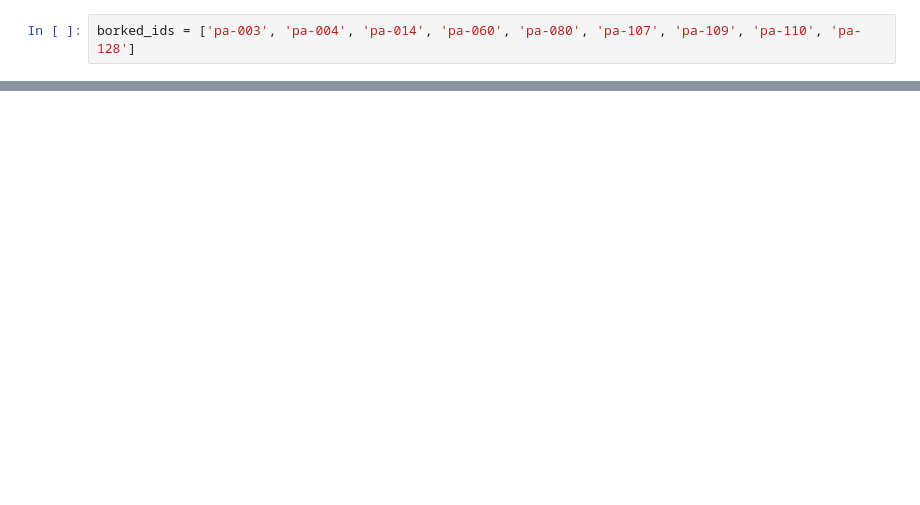
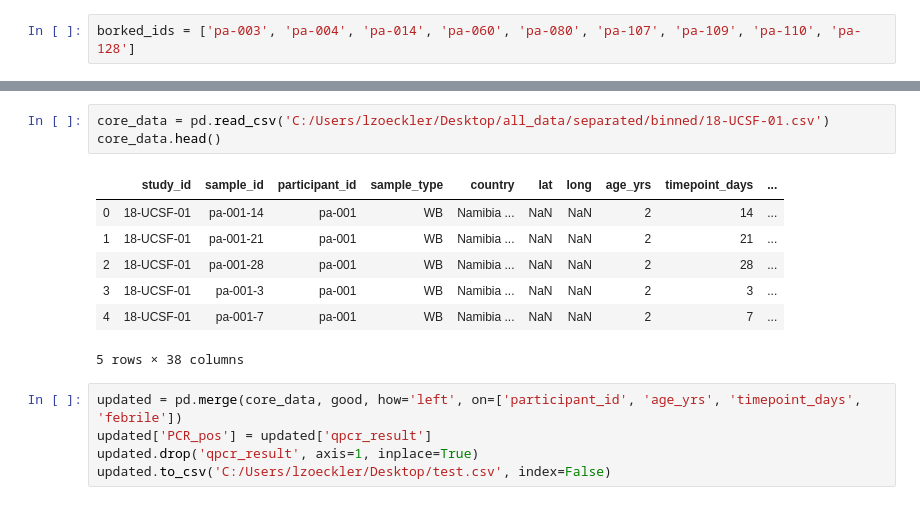
Before and after one commit to MACEPA/DIAMETER, a Jupyter notebook: ipynbs/processing/namibia_PCR_update_method.ipynb, the cells around one changed output, grey strips where cells are left out. Saved outputs shown, nothing was run; the diff lists cells and outputs as text; blank space fills up the shorter version.

```diff
--- a/ipynbs/processing/namibia_PCR_update_method.ipynb
+++ b/ipynbs/processing/namibia_PCR_update_method.ipynb
@@ -258,0 +309,16 @@ pp.close()
+# %%
+core_data = pd.read_csv('C:/Users/lzoeckler/Desktop/all_data/separated/binned/18-UCSF-01.csv')
+core_data.head()
+# %% [output]
+|  | study_id | sample_id | participant_id | sample_type | country | lat | long | age_yrs | timepoint_days | ... |
+| 0 | 18-UCSF-01 | pa-001-14 | pa-001 | WB | Namibia ... | NaN | NaN | 2 | 14 | ... |
+| 1 | 18-UCSF-01 | pa-001-21 | pa-001 | WB | Namibia ... | NaN | NaN | 2 | 21 | ... |
+| 2 | 18-UCSF-01 | pa-001-28 | pa-001 | WB | Namibia ... | NaN | NaN | 2 | 28 | ... |
+| 3 | 18-UCSF-01 | pa-001-3 | pa-001 | WB | Namibia ... | NaN | NaN | 2 | 3 | ... |
+| 4 | 18-UCSF-01 | pa-001-7 | pa-001 | WB | Namibia ... | NaN | NaN | 2 | 7 | ... |
+5 rows × 38 columns
+# %%
+updated = pd.merge(core_data, good, how='left', on=['participant_id', 'age_yrs', 'timepoint_days', 'febrile'])
+updated['PCR_pos'] = updated['qpcr_result']
+updated.drop('qpcr_result', axis=1, inplace=True)
+updated.to_csv('C:/Users/lzoeckler/Desktop/test.csv', index=False)
```
Also changed, not shown: parts of 20 cells of this notebook, 1 other file.
